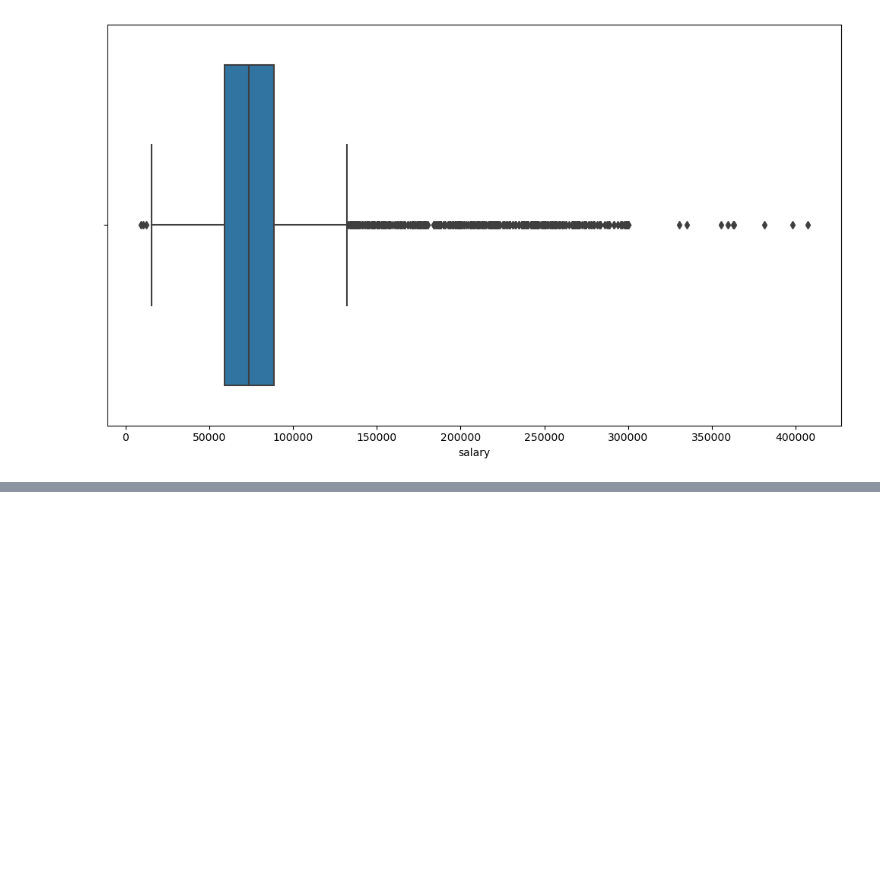
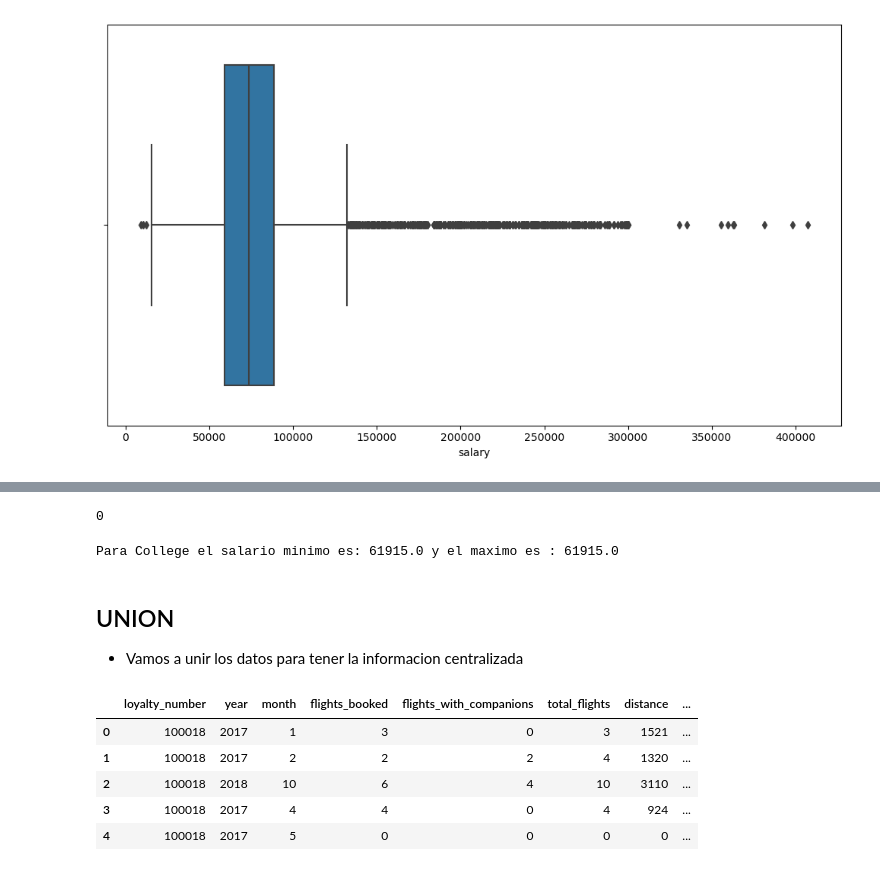
Before and after one commit to Adalab/bda-modulo-3-evaluacion-final-maria-diz, a Jupyter notebook: Fase_1_exploracion_limpieza.ipynb, the cells around one changed output, grey strips where cells are left out. Cells and saved outputs as stored; diff of their text form; code cells hidden in the pictures; blank space fills up the shorter version.

```diff
--- a/Fase_1_exploracion_limpieza.ipynb
+++ b/Fase_1_exploracion_limpieza.ipynb
@@ -477,0 +573,12 @@ plt.show()
+# %%
+#comprobamos que la columna salary no tiene nulos
+
+df_loyalty['salary'].isnull().sum()
+# %% [output]
+0
+# %%
+salario_minimo_college = df_loyalty[df_loyalty['education'] == 'College']['salary'].min()
+salario_maximo_college = df_loyalty[df_loyalty["education"] == "College"]["salary"].max()
+print(f"Para College el salario minimo es: {salario_minimo_college} y el maximo es : {salario_maximo_college}")
+# %% [output]
+Para College el salario minimo es: 61915.0 y el maximo es : 61915.0
@@ -477,0 +592,19 @@ plt.show()
+# %% [markdown]
+## UNION
+- Vamos a unir los datos para tener la informacion centralizada
+# %%
+# Generamos dos variables para almacenar cada csv.
+# Utilizamos el 'inner' para que se incluyan únicamente las filas comunes de ambas tablas
+
+csv_flight = pd.read_csv('customer_flight_activity.csv')
+csv_loyalty = pd.read_csv('customer_loyalty_history.csv')
+
+df_unido = pd.merge(csv_flight, csv_loyalty, on='loyalty_number', how='inner')
+df_unido.head()
+# %% [output]
+|  | loyalty_number | year | month | flights_booked | flights_with_companions | total_flights | distance | ... |
+| 0 | 100018 | 2017 | 1 | 3 | 0 | 3 | 1521 | ... |
+| 1 | 100018 | 2017 | 2 | 2 | 2 | 4 | 1320 | ... |
+| 2 | 100018 | 2018 | 10 | 6 | 4 | 10 | 3110 | ... |
+| 3 | 100018 | 2017 | 4 | 4 | 0 | 4 | 924 | ... |
+| 4 | 100018 | 2017 | 5 | 0 | 0 | 0 | 0 | ... |
```
Also changed, not shown: parts of 12 cells of this notebook.
